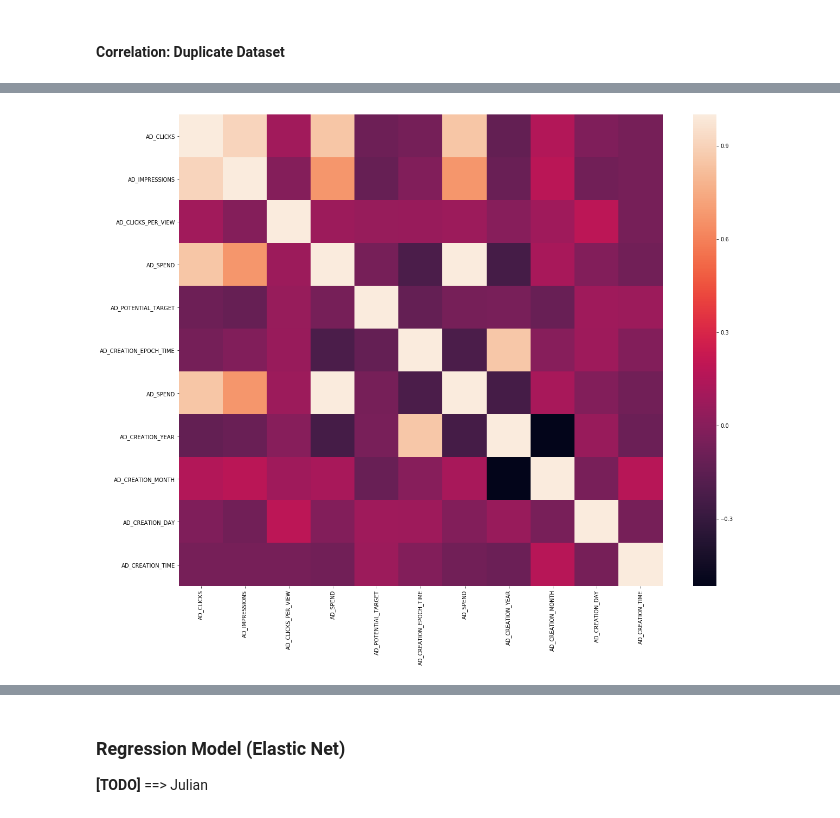
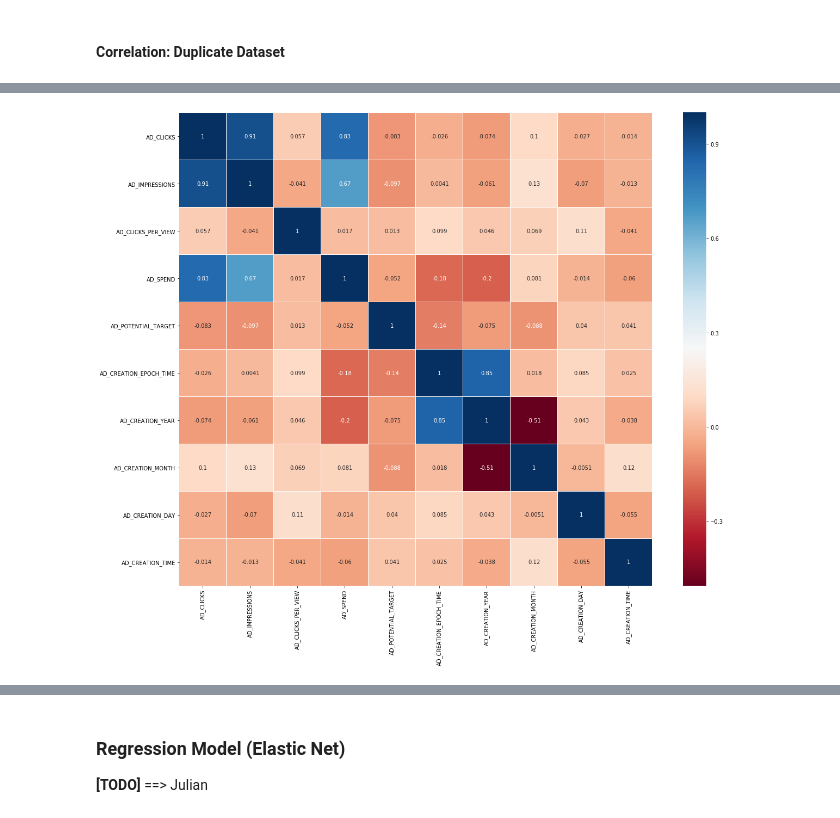
Before and after one commit to JulianJ1/IRA_Facebook_Ads, a Jupyter notebook: Scripts/duplicate_analysis_new.ipynb, the cells around one changed output, grey strips where cells are left out. Cells and saved outputs as stored; diff of their text form; code cells hidden in the pictures.

```diff
--- a/Scripts/duplicate_analysis_new.ipynb
+++ b/Scripts/duplicate_analysis_new.ipynb
@@ -67,3 +69,25 @@ ira_data['AD_TEXT'].count()
+# %%
+def remove_punctuation_at_the_end(x):
+    #remove "," and "." and ":" from the end of x
+    x = x.rstrip(',')
+    x = x.rstrip('.')
+    x = x.rstrip(':')
+    #replace ";" and ",." with "," in x
+    x = x.replace(';', ',')
+    x = x.replace(',.', ',')
+    return x
+# %%
+#replace abbreviations with their long form in AD_TARGETING_EXCLUDED_CONNECTIONS
+ira_data['AD_TARGETING_EXCLUDED_CONNECTIONS']=ira_data['AD_TARGETING_EXCLUDED_CONNECTIONS'].str.replace('Exclude people who like BM','Exclude people who like Black Matters')
+
+#replace ")or" (missing space) with ") or" and ");" with ")," in AD_TARGETING_LANGUAGE due to having a different formats used
+ira_data['AD_TARGETING_LANGUAGE'] = ira_data['AD_TARGETING_LANGUAGE'].str.replace('\)or', ') or')
+ira_data['AD_TARGETING_LANGUAGE'] = ira_data['AD_TARGETING_LANGUAGE'].str.replace('\);', '),')
+
+#??Remove lines without AD_TARGETING_INTERESTS and execute remove_punctuation_at_the_end on each string in AD_TARGETING_INTERESTS
+ira_data['AD_TARGETING_INTERESTS'] = ira_data['AD_TARGETING_INTERESTS'].dropna().apply(lambda x: remove_punctuation_at_the_end(str(x)))
+ira_data['AD_TARGETING_PEOPLE_WHO_MATCH'] = ira_data['AD_TARGETING_PEOPLE_WHO_MATCH'].dropna().apply(lambda x: remove_punctuation_at_the_end(str(x)))
+ira_data['AD_TARGETING_EXCLUDE'] = ira_data['AD_TARGETING_EXCLUDE'].dropna().apply(lambda x: remove_punctuation_at_the_end(str(x)))
 # %% [markdown]
 ### Remove hyperlinks
 # %%
@@ -148,6 +178,8 @@ ira_data[(ira_data['Duplicate'] == True) & ira_data['AD_TEXT'].str.match('We spe
 # %% [markdown]
 ### Correlations
 **TODO** Handling of Outliers?, beautify the plot (axis labels, etc.), correlation of time
+# %%
+colormap = plt.cm.RdBu
 # %%
 corrDf = ira_data[[ 'AD_CLICKS', 'AD_IMPRESSIONS', 'AD_CLICKS_PER_VIEW', 'AD_SPEND', 'AD_POTENTIAL_TARGET','AD_CREATION_WEEKDAY', 'AD_CREATION_EPOCH_TIME', 'AD_CREATION_YEAR', 'AD_CREATION_MONTH', 'AD_CREATION_DAY', 'AD_CREATION_TIME']].dropna()
 # %%
@@ -254,5 +290,5 @@ plt.savefig(r"../Images/scatterDuplicate.png")
 # %%
-dCorr = corrDuplicateDf[[ 'AD_CLICKS', 'AD_IMPRESSIONS', 'AD_CLICKS_PER_VIEW', 'AD_SPEND', 'AD_POTENTIAL_TARGET', 'AD_CREATION_EPOCH_TIME', 'AD_CREATION_DATE', 'AD_SPEND', 'AD_CREATION_YEAR', 'AD_CREATION_MONTH', 'AD_CREATION_DAY', 'AD_CREATION_TIME']].corr()
+dCorr = corrDuplicateDf[[ 'AD_CLICKS', 'AD_IMPRESSIONS', 'AD_CLICKS_PER_VIEW', 'AD_SPEND', 'AD_POTENTIAL_TARGET', 'AD_CREATION_EPOCH_TIME', 'AD_CREATION_DATE', 'AD_CREATION_YEAR', 'AD_CREATION_MONTH', 'AD_CREATION_DAY', 'AD_CREATION_TIME']].corr()
 dCorr
 # %% [output]
 |  | AD_CLICKS | AD_IMPRESSIONS | AD_CLICKS_PER_VIEW | AD_SPEND | AD_POTENTIAL_TARGET | AD_CREATION_EPOCH_TIME | ... |
@@ -270,8 +305,10 @@ dCorr
 # %%
 ax=plt.figure(figsize=(20,16)).gca()
-sns.heatmap(dCorr);
+sns.heatmap(dCorr,ax=ax,linewidths=0.1,vmax=1.0,
+            square=True, cmap=colormap, linecolor='white', annot=True);
+plt.savefig(r"../Images/corrDuplicate.png")
 # %% [output]
-[figure, old version]
+[figure, new version]
 # %%
 corrDuplicateDf[['AD_CLICKS', 'AD_IMPRESSIONS', 'AD_CLICKS_PER_VIEW', 'AD_CREATION_WEEKDAY']].corr(method='spearman')
 # %% [output]
```
Also changed, not shown: parts of 50 cells of this notebook, 6 other files.
